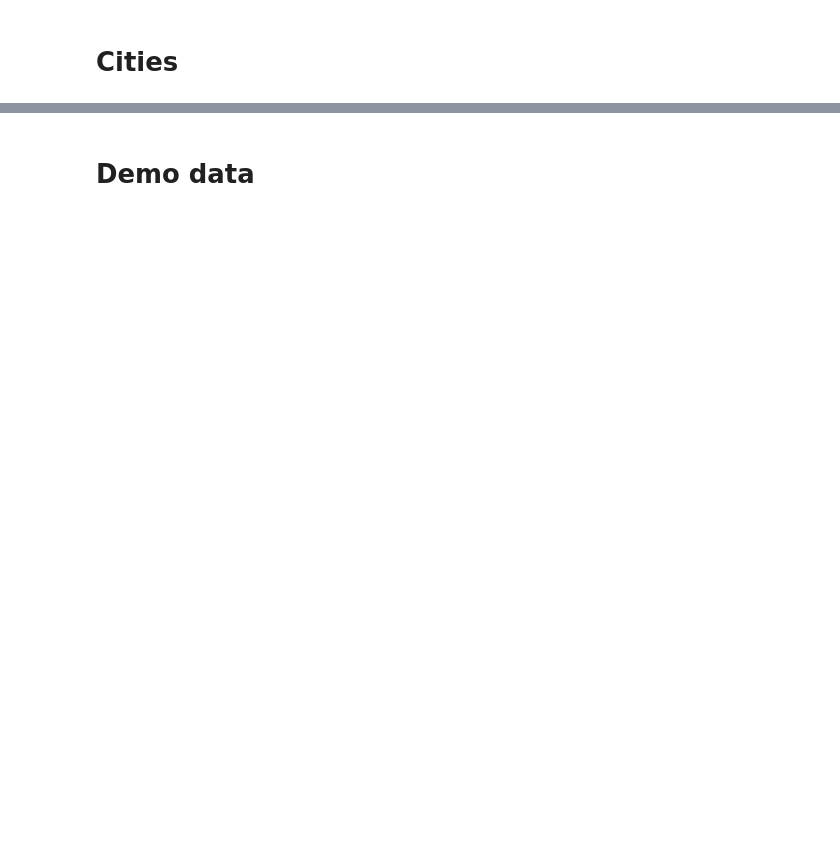
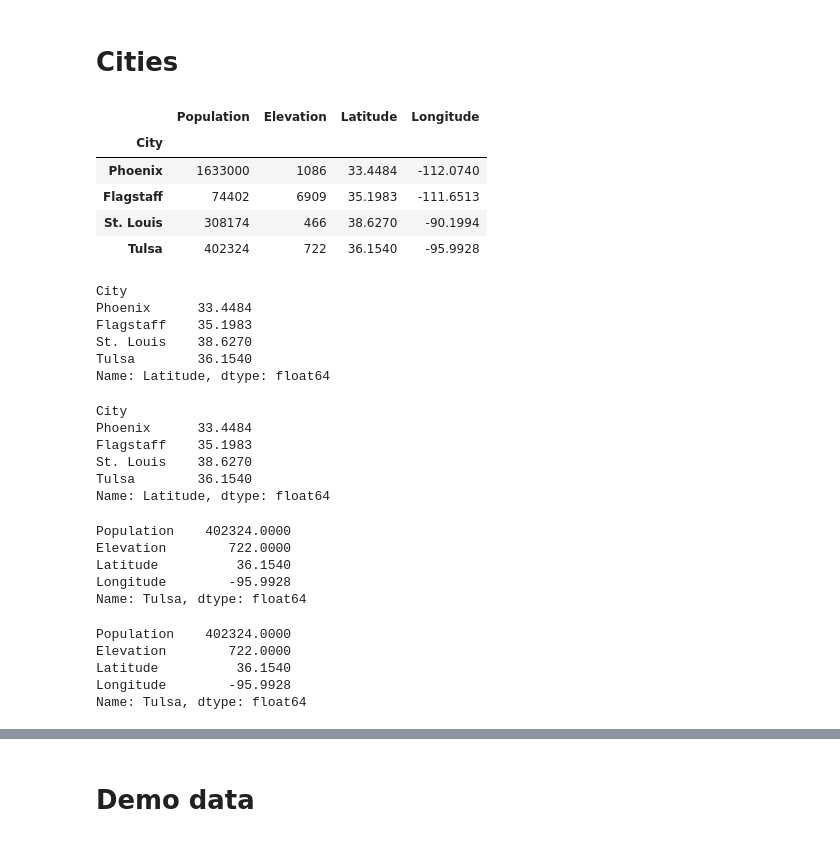
Before and after one commit to jtladner/BIO682_Spring2025, a Jupyter notebook: Week08_Python-pt5/Demo/Demo-Week8.ipynb, the cells around one changed output, grey strips where cells are left out. Saved outputs shown, nothing was run; the diff lists cells and outputs as text; code cells hidden in the pictures; blank space fills up the shorter version.

```diff
--- a/Week08_Python-pt5/Demo/Demo-Week8.ipynb
+++ b/Week08_Python-pt5/Demo/Demo-Week8.ipynb
@@ -1,2 +3,46 @@
 # %% [markdown]
 # Cities
+# %%
+df = pd.read_csv("cities.tsv", sep="\t", header=0, index_col=0)
+df
+# %% [output]
+|  | Population | Elevation | Latitude | Longitude |
+| City |  |  |  |  |
+| Phoenix | 1633000 | 1086 | 33.4484 | -112.0740 |
+| Flagstaff | 74402 | 6909 | 35.1983 | -111.6513 |
+| St. Louis | 308174 | 466 | 38.6270 | -90.1994 |
+| Tulsa | 402324 | 722 | 36.1540 | -95.9928 |
+# %%
+df["Latitude"]
+# %% [output]
+City
+Phoenix      33.4484
+Flagstaff    35.1983
+St. Louis    38.6270
+Tulsa        36.1540
+Name: Latitude, dtype: float64
+# %%
+df.Latitude
+# %% [output]
+City
+Phoenix      33.4484
+Flagstaff    35.1983
+St. Louis    38.6270
+Tulsa        36.1540
+Name: Latitude, dtype: float64
+# %%
+df.loc["Tulsa"]
+# %% [output]
+Population    402324.0000
+Elevation        722.0000
+Latitude          36.1540
+Longitude        -95.9928
+Name: Tulsa, dtype: float64
+# %%
+df.iloc[-1]
+# %% [output]
+Population    402324.0000
+Elevation        722.0000
+Latitude          36.1540
+Longitude        -95.9928
+Name: Tulsa, dtype: float64
```
Also changed, not shown: parts of 12 cells of this notebook.
